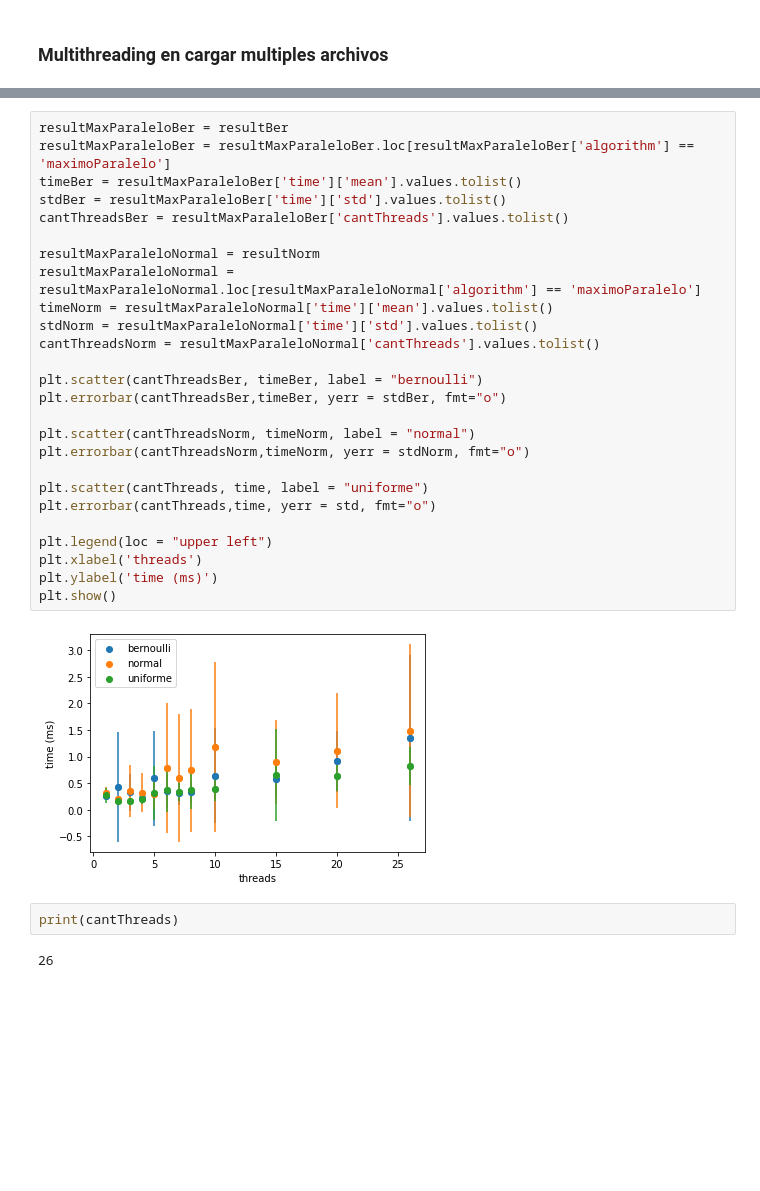
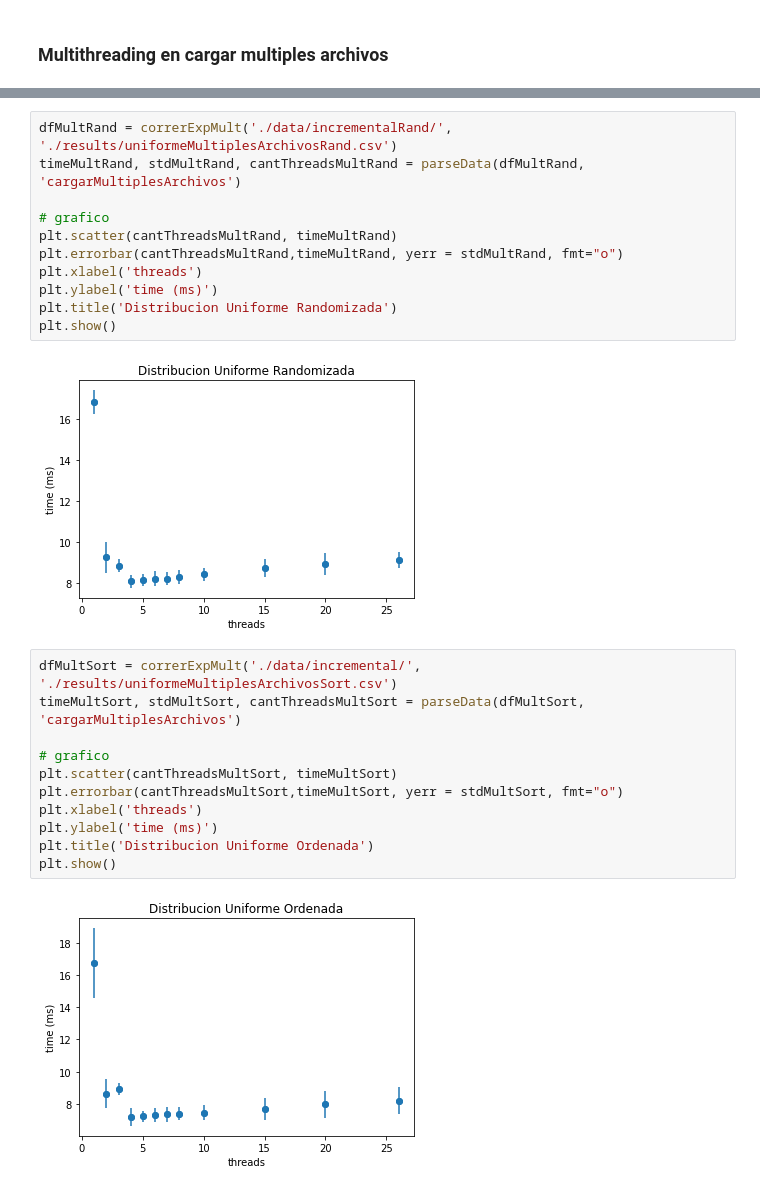
Before and after one commit to lulabiglieri/TP-SO, a Jupyter notebook: Exp/experimentos.ipynb, the cells around one changed output, grey strips where cells are left out. Cells and saved outputs as stored; diff of their text form; blank space fills up the shorter version.

```diff
--- a/Exp/experimentos.ipynb
+++ b/Exp/experimentos.ipynb
@@ -278,32 +169,26 @@ print(resultBer)
-# %%
-resultMaxParaleloBer = resultBer
-resultMaxParaleloBer = resultMaxParaleloBer.loc[resultMaxParaleloBer['algorithm'] == 'maximoParalelo']
-timeBer = resultMaxParaleloBer['time']['mean'].values.tolist()
-stdBer = resultMaxParaleloBer['time']['std'].values.tolist()
-cantThreadsBer = resultMaxParaleloBer['cantThreads'].values.tolist()
-
-resultMaxParaleloNormal = resultNorm
-resultMaxParaleloNormal = resultMaxParaleloNormal.loc[resultMaxParaleloNormal['algorithm'] == 'maximoParalelo']
-timeNorm = resultMaxParaleloNormal['time']['mean'].values.tolist()
-stdNorm = resultMaxParaleloNormal['time']['std'].values.tolist()
-cantThreadsNorm = resultMaxParaleloNormal['cantThreads'].values.tolist()
-
-plt.scatter(cantThreadsBer, timeBer, label = "bernoulli")
-plt.errorbar(cantThreadsBer,timeBer, yerr = stdBer, fmt="o")
-
-plt.scatter(cantThreadsNorm, timeNorm, label = "normal")
-plt.errorbar(cantThreadsNorm,timeNorm, yerr = stdNorm, fmt="o")
-
-plt.scatter(cantThreads, time, label = "uniforme")
-plt.errorbar(cantThreads,time, yerr = std, fmt="o")
-
-plt.legend(loc = "upper left")
-plt.xlabel('threads')
-plt.ylabel('time (ms)')
-plt.show()
-# %% [output]
-[figure, removed]
-# %%
-print(cantThreads)
-# %% [output]
-26
+# %%
+dfMultRand = correrExpMult('./data/incrementalRand/', './results/uniformeMultiplesArchivosRand.csv')
+timeMultRand, stdMultRand, cantThreadsMultRand = parseData(dfMultRand, 'cargarMultiplesArchivos')
+
+# grafico
+plt.scatter(cantThreadsMultRand, timeMultRand)
+plt.errorbar(cantThreadsMultRand,timeMultRand, yerr = stdMultRand, fmt="o")
+plt.xlabel('threads')
+plt.ylabel('time (ms)')
+plt.title('Distribucion Uniforme Randomizada')
+plt.show()
+# %% [output]
+[figure, added]
+# %%
+dfMultSort = correrExpMult('./data/incremental/', './results/uniformeMultiplesArchivosSort.csv')
+timeMultSort, stdMultSort, cantThreadsMultSort = parseData(dfMultSort, 'cargarMultiplesArchivos')
+
+# grafico
+plt.scatter(cantThreadsMultSort, timeMultSort)
+plt.errorbar(cantThreadsMultSort,timeMultSort, yerr = stdMultSort, fmt="o")
+plt.xlabel('threads')
+plt.ylabel('time (ms)')
+plt.title('Distribucion Uniforme Ordenada')
+plt.show()
+# %% [output]
+[figure, added]
```
Also changed, not shown: parts of 16 cells of this notebook, 13 other files.
